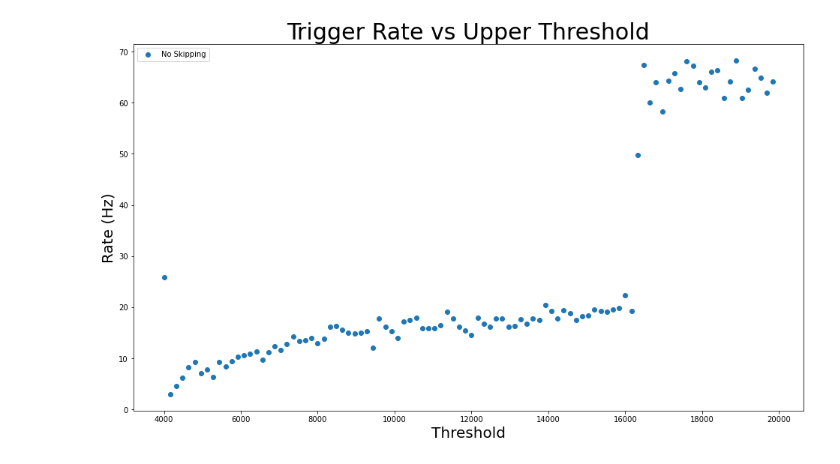
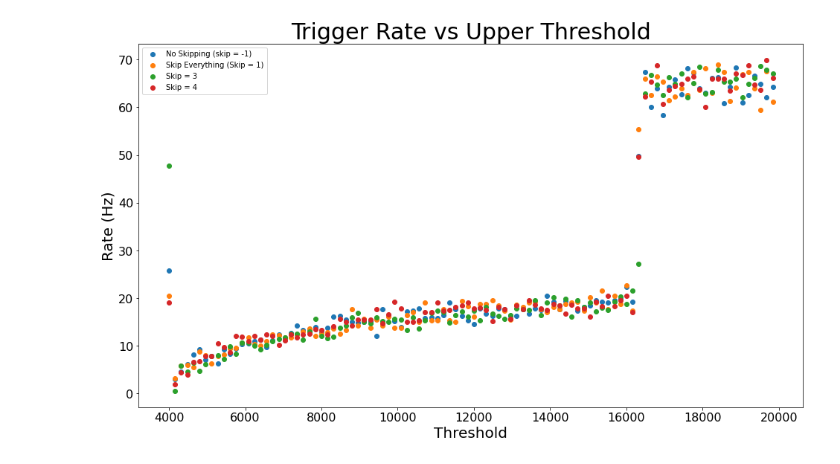
Before and after one commit to villano-lab/R76Firmware, a Jupyter notebook: plots/SkipFunction_v0.ipynb, the cells around one changed output. Saved outputs shown, nothing was run; the diff lists cells and outputs as text; code cells hidden in the pictures.

Commit message:
Plot results from first test of skip function.

```diff
--- a/plots/SkipFunction_v0.ipynb
+++ b/plots/SkipFunction_v0.ipynb
@@ -4,25 +4,34 @@ import numpy as np
 import matplotlib.pyplot as plt
 # %%
 noskip = pd.read_csv("data/noskip.csv")
+skipall = pd.read_csv("data/skipall.csv")
+skiphalf = pd.read_csv("data/skiphalf.csv")
+skipthird = pd.read_csv("data/skipthird.csv")
 
 threshold = noskip.iloc[:,0] #The thresholds are aligned for all datasets.
 #Now get rates
 rate_n = noskip.iloc[:,1]
+rate_a = skipall.iloc[:,1]
+rate_2 = skiphalf.iloc[:,1]
+rate_3 = skipthird.iloc[:,1]
 
 #Remove variables that won't be used again.
-del noskip
+del noskip,skipall,skiphalf,skipthird
 # %%
 plt.figure(figsize=(16,9))
 
-plt.scatter(threshold,rate_n,label="No Skipping")
+plt.scatter(threshold,rate_n,label="No Skipping (skip = -1)")
+plt.scatter(threshold,rate_a,label="Skip Everything (Skip = 1)")
+plt.scatter(threshold,rate_2,label="Skip = 3")
+plt.scatter(threshold,rate_3,label="Skip = 4")
 
 plt.xlabel("Threshold",size=20)
 plt.ylabel("Rate (Hz)",size=20)
 plt.title("Trigger Rate vs Upper Threshold",size=30)
 plt.rc('xtick',labelsize=16)
 plt.rc('ytick',labelsize=16)
 
 plt.legend()
 plt.show()
 # %% [output]
-[figure, old version]
+[figure, new version]
```
Also changed, not shown: 3 other files.
